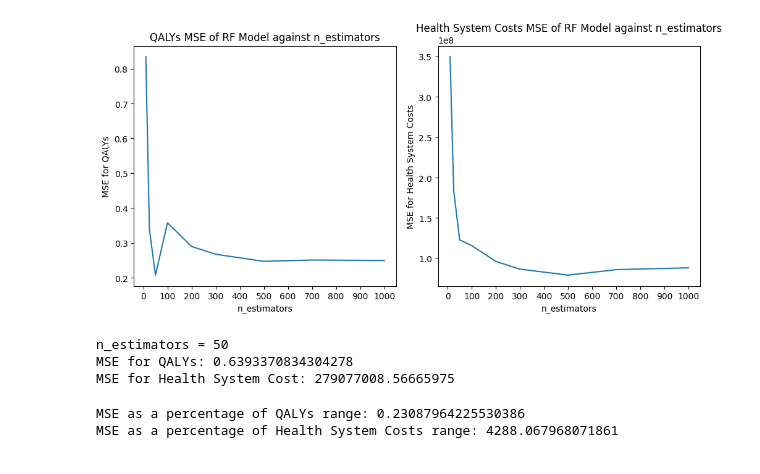
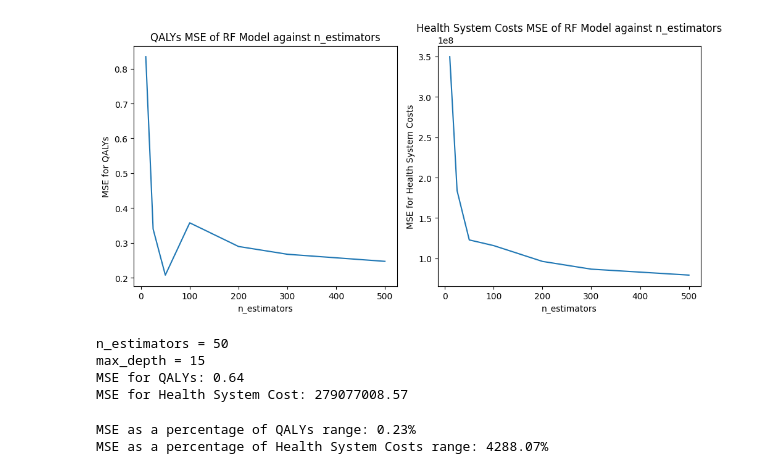
Before and after one commit to u7338876/vapingeffect, a Jupyter notebook: model.ipynb, the cells around one changed output. Drawn from its saved outputs; the diff is of its cells as text; code cells hidden in the pictures.

```diff
--- a/model.ipynb
+++ b/model.ipynb
@@ -73,7 +73,7 @@ X_train, X_temp, y_train, y_temp = train_test_split(X, y, test_size=0.2, random_
 X_val, X_test, y_val, y_test = train_test_split(X_temp, y_temp, test_size=0.5, random_state=42)
 
 # List of different values of n_estimators to test
-n_estimators_list = [10, 25, 50, 100, 200, 300, 500, 700, 1000]
+n_estimators_list = [10, 25, 50, 100, 200, 300, 500]
 
 # Dictionary to store MSE for different n_estimators values
 mse_qalys_dict = {}
@@ -100,25 +100,25 @@ for n_estimators in n_estimators_list:
 # %%
 # Plot validation result
 fig, (ax1, ax2) = plt.subplots(1, 2, figsize=(10, 5))
 
 # Subplot for QALYs
 ax1.plot(list(mse_qalys_dict.keys()), list(mse_qalys_dict.values()))
 ax1.set_title('QALYs MSE of RF Model against n_estimators')
 ax1.set_xlabel('n_estimators')
 ax1.set_ylabel('MSE for QALYs')
-ax1.set_xticks(range(0, 1001, 100))  # Label x-axis every 50 units
+ax1.set_xticks(range(0, 501, 100))  # Label x-axis every 50 units
 
 # Subplot for Health System Cost
 ax2.plot(list(mse_costs_dict.keys()), list(mse_costs_dict.values()))
 ax2.set_title('Health System Costs MSE of RF Model against n_estimators')
 ax2.set_xlabel('n_estimators')
 ax2.set_ylabel('MSE for Health System Costs')
-ax2.set_xticks(range(0, 1001, 100))  # Label x-axis every 50 units
+ax2.set_xticks(range(0, 501, 100))  # Label x-axis every 50 units
 
 # Adjust layout for better spacing
 plt.tight_layout()
 
 # Show the plot
 plt.show()
 # %% [output]
-[figure, old version]
+[figure, new version]
@@ -125,6 +174,7 @@ plt.show()
 # %%
-# Testing using best n_estimators
+# Testing using best n_estimators and max_depth
 n_estimators = 50
+max_depth = 15
 rf_best = RandomForestRegressor(n_estimators=n_estimators, random_state=42)
 rf_best.fit(X_train, y_train)
 
@@ -136,18 +186,20 @@ mse_qalys_test = mean_squared_error(y_test[:, 0], y_test_pred[:, 0])
 mse_costs_test = mean_squared_error(y_test[:, 1], y_test_pred[:, 1])
 
 print(f'n_estimators = {n_estimators}')
-print(f'MSE for QALYs: {mse_qalys_test}')
-print(f'MSE for Health System Cost: {mse_costs_test}')
+print(f'max_depth = {max_depth}')
+print(f'MSE for QALYs: {np.round(mse_qalys_test,2)}')
+print(f'MSE for Health System Cost: {np.round(mse_costs_test,2)}')
 # %% [output]
 n_estimators = 50
-MSE for QALYs: 0.6393370834304278
-MSE for Health System Cost: 279077008.56665975
+max_depth = 15
+MSE for QALYs: 0.64
+MSE for Health System Cost: 279077008.57
 # %%
 qaly_percentage_error = mse_qalys_test / (max(df['qalys_pc']) - min(df['qalys_pc'])) * 100
 cost_percentage_error = mse_costs_test / (max(df['hs_costs_pc']) - min(df['hs_costs_pc'])) * 100
 
-print(f'MSE as a percentage of QALYs range: {qaly_percentage_error}')
-print(f'MSE as a percentage of Health System Costs range: {cost_percentage_error}')
+print(f'MSE as a percentage of QALYs range: {np.round(qaly_percentage_error,2)}%')
+print(f'MSE as a percentage of Health System Costs range: {np.round(cost_percentage_error,2)}%')
 # %% [output]
-MSE as a percentage of QALYs range: 0.23087964225530386
-MSE as a percentage of Health System Costs range: 4288.067968071861
+MSE as a percentage of QALYs range: 0.23%
+MSE as a percentage of Health System Costs range: 4288.07%
```
Also changed, not shown: parts of 2 cells of this notebook.
